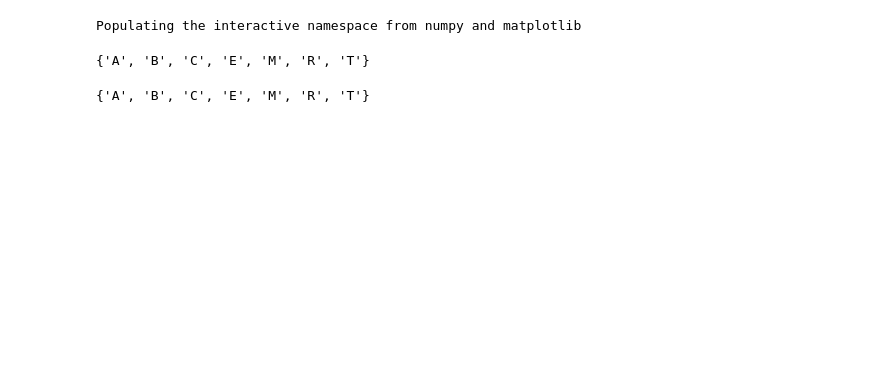
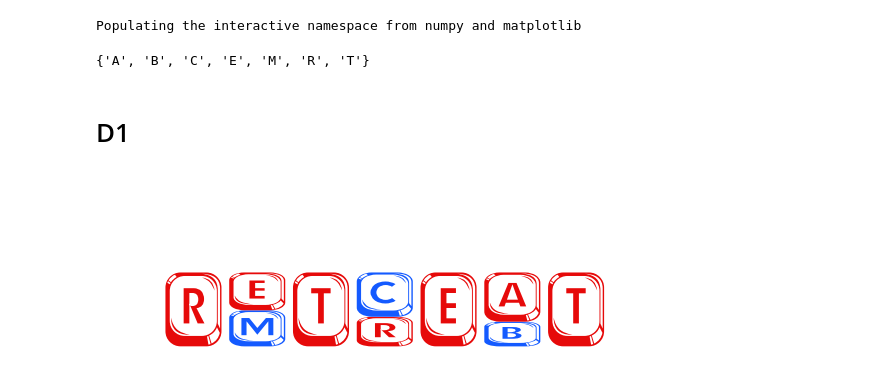
Before and after one commit to saketkc/pyseqlogo, a Jupyter notebook: notebooks/MCB.ipynb, the cells around one changed output. Saved outputs shown, nothing was run; the diff lists cells and outputs as text; code cells hidden in the pictures; blank space fills up the shorter version.

```diff
--- a/notebooks/MCB.ipynb
+++ b/notebooks/MCB.ipynb
@@ -15,8 +23,4 @@ alphabets = set(['R', 'E', 'T', 'R', 'E', 'A', 'T', 'M', 'C', 'B'])
 alphabets
 # %% [output]
 {'A', 'B', 'C', 'E', 'M', 'R', 'T'}
-# %%
-alphabets
-# %% [output]
-{'A', 'B', 'C', 'E', 'M', 'R', 'T'}
 # %%
@@ -39 +43,11 @@ counts_mcb = {'A': [0,0,0,0,0,200,0],
              }
+# %% [markdown]
+# D1
+# %%
+fig, axarr = draw_logo(counts_mcb,
+                       data_type='counts',
+                       yaxis='probability',
+                       fontfamily='Betsy Flanagan',
+                       colorscheme=colors)
+# %% [output]
+[figure, added]
```
Also changed, not shown: parts of 19 cells of this notebook, 1 other file.
